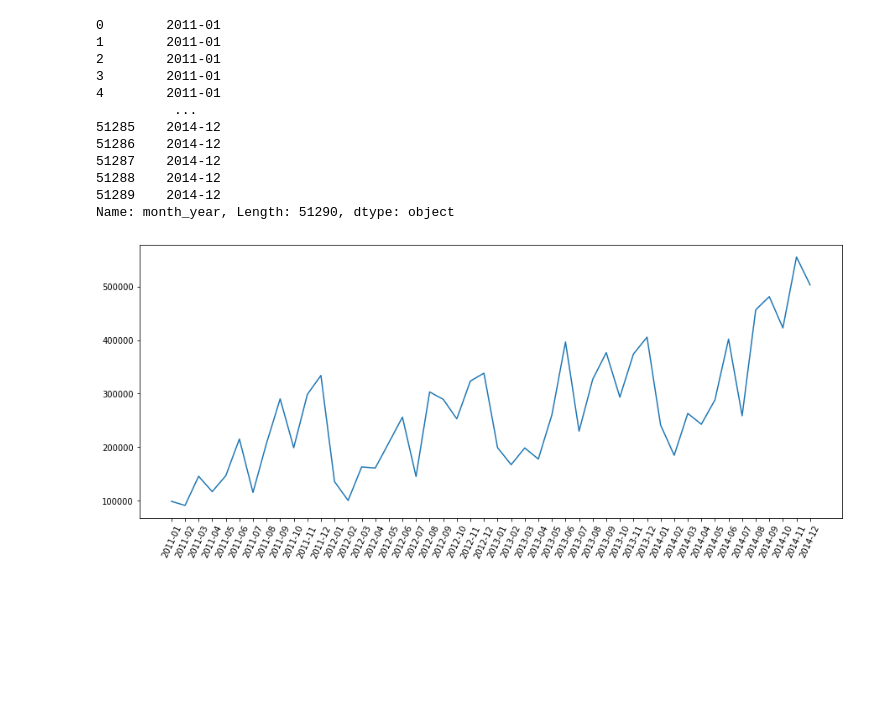
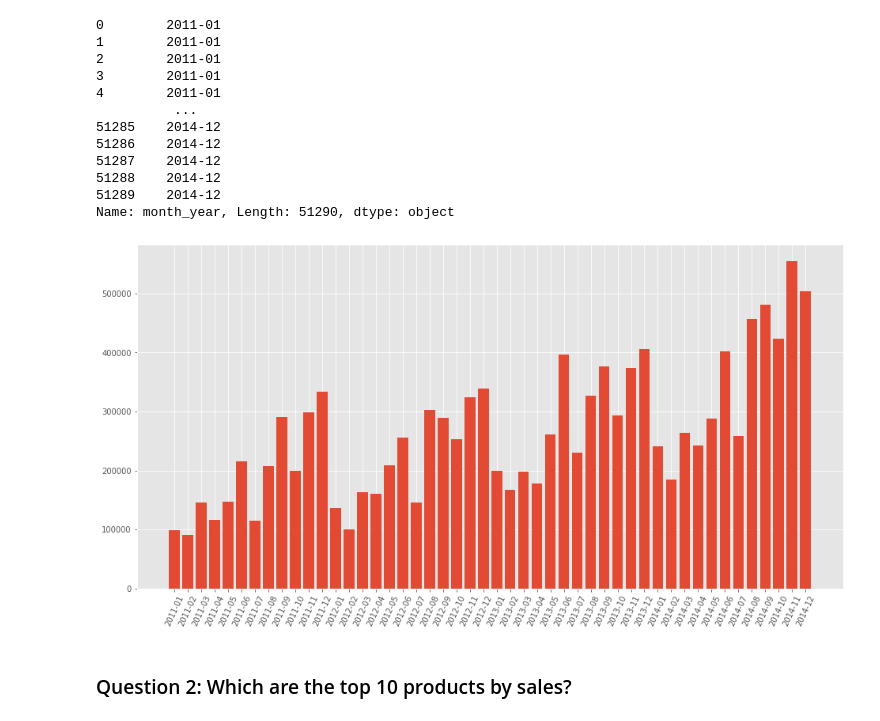
Before and after one commit to jbernalg/data_analysis_projects, a Jupyter notebook: Sales_Analysis_SuperStore/notebook.ipynb, the cells around one changed output. Cells and saved outputs as stored; diff of their text form; code cells hidden in the pictures; blank space fills up the shorter version.

Commit message:
fix Sales Analysis SuperStore

```diff
--- a/Sales_Analysis_SuperStore/notebook.ipynb
+++ b/Sales_Analysis_SuperStore/notebook.ipynb
@@ -15,6 +15,7 @@ import pandas as pd
 import matplotlib.pyplot as plt
 import seaborn as sns
 import openpyxl
+plt.style.use('ggplot')
 # %%
 df = pd.read_excel('superstore_sales.xlsx', engine='openpyxl')
 df.head()
@@ -131,9 +132,11 @@ Name: month_year, Length: 51290, dtype: object
 df_trend = df.groupby('month_year').sum()['sales'].reset_index()
 # %%
 #Setting the figure size
-plt.figure(figsize=(15,6))
-plt.plot(df_trend['month_year'], df_trend['sales'])
+plt.figure(figsize=(16,8))
+plt.bar(df_trend['month_year'], df_trend['sales'])
 plt.xticks(rotation='65')
 plt.show()
 # %% [output]
-[figure, old version]
+[figure, new version]
+# %% [markdown]
+### Question 2: Which are the top 10 products by sales?
```
Also changed, not shown: parts of 15 cells of this notebook, 4 other files.
